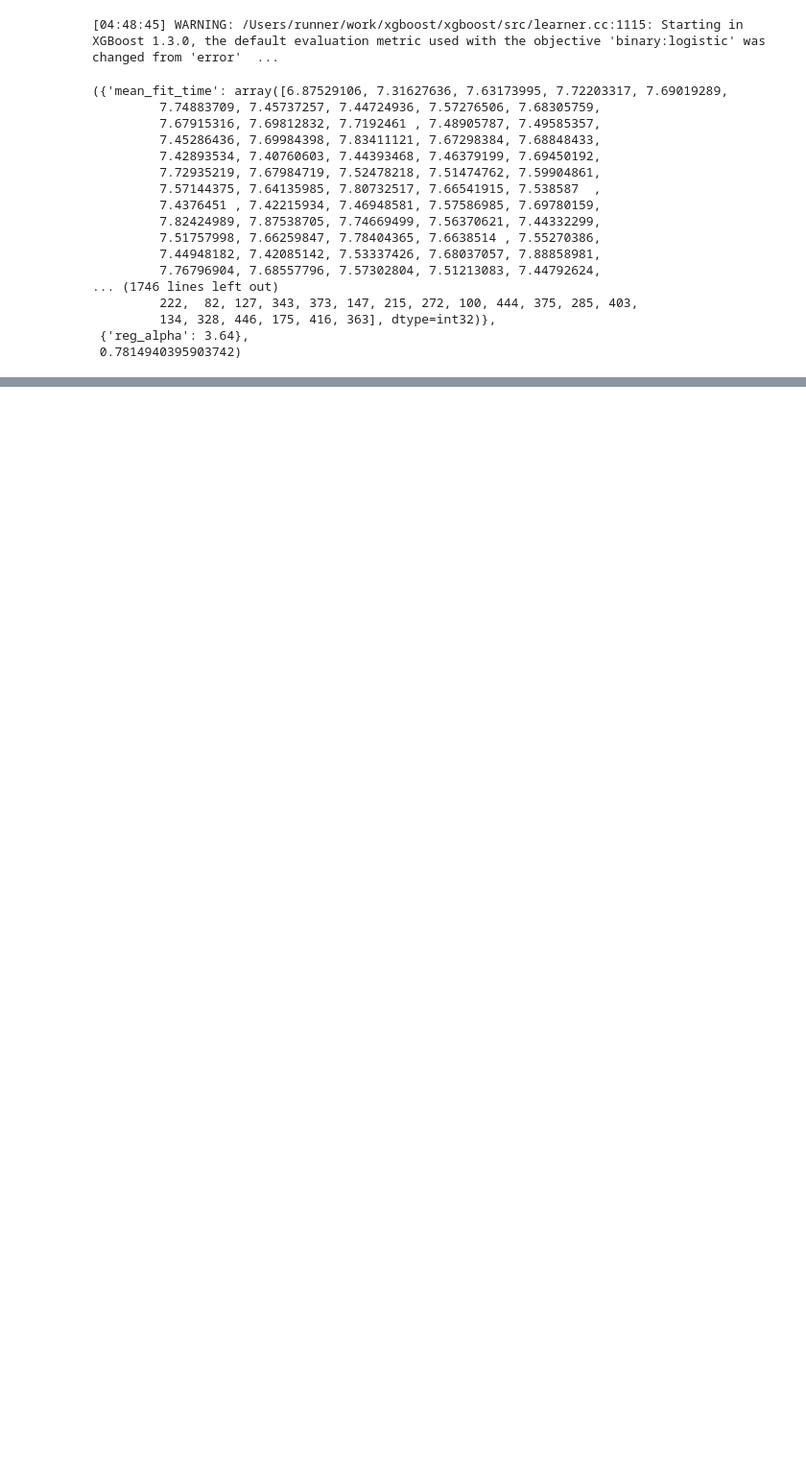
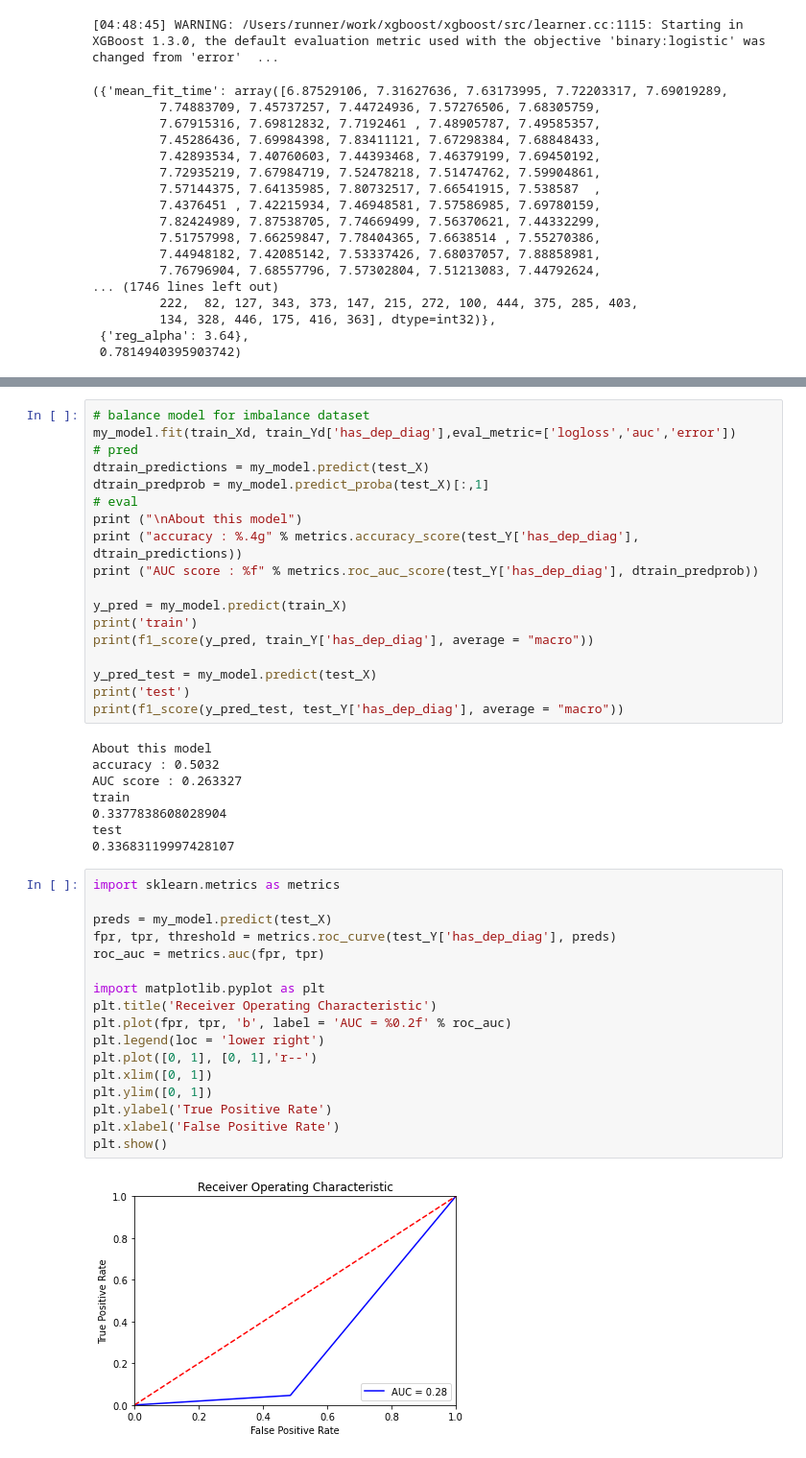
Before and after one commit to kkadzielna/project_14, a Jupyter notebook: XGBoost.ipynb, the cells around one changed output, grey strips where cells are left out. Shown at 96% size. Drawn from its saved outputs; the diff is of its cells as text; blank space fills up the shorter version.

```diff
--- a/XGBoost.ipynb
+++ b/XGBoost.ipynb
@@ -562,0 +849,45 @@ AUC score : 0.813471
+# %%
+# balance model for imbalance dataset
+my_model.fit(train_Xd, train_Yd['has_dep_diag'],eval_metric=['logloss','auc','error'])
+# pred
+dtrain_predictions = my_model.predict(test_X)
+dtrain_predprob = my_model.predict_proba(test_X)[:,1]
+# eval
+print ("\nAbout this model")
+print ("accuracy : %.4g" % metrics.accuracy_score(test_Y['has_dep_diag'], dtrain_predictions))
+print ("AUC score : %f" % metrics.roc_auc_score(test_Y['has_dep_diag'], dtrain_predprob))
+
+y_pred = my_model.predict(train_X)
+print('train')
+print(f1_score(y_pred, train_Y['has_dep_diag'], average = "macro"))
+
+y_pred_test = my_model.predict(test_X)
+print('test')
+print(f1_score(y_pred_test, test_Y['has_dep_diag'], average = "macro"))
+# %% [output]
+About this model
+accuracy : 0.5032
+AUC score : 0.263327
+train
+0.3377838608028904
+test
+0.33683119997428107
+# %%
+import sklearn.metrics as metrics
+
+preds = my_model.predict(test_X)
+fpr, tpr, threshold = metrics.roc_curve(test_Y['has_dep_diag'], preds)
+roc_auc = metrics.auc(fpr, tpr)
+
+import matplotlib.pyplot as plt
+plt.title('Receiver Operating Characteristic')
+plt.plot(fpr, tpr, 'b', label = 'AUC = %0.2f' % roc_auc)
+plt.legend(loc = 'lower right')
+plt.plot([0, 1], [0, 1],'r--')
+plt.xlim([0, 1])
+plt.ylim([0, 1])
+plt.ylabel('True Positive Rate')
+plt.xlabel('False Positive Rate')
+plt.show()
+# %% [output]
+[figure, added]
```
Also changed, not shown: parts of 19 cells of this notebook.
